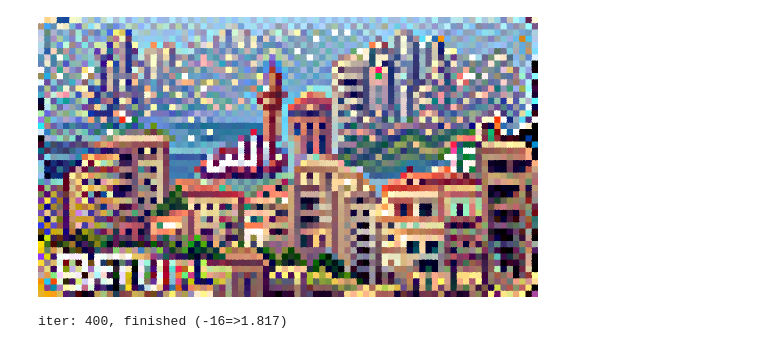
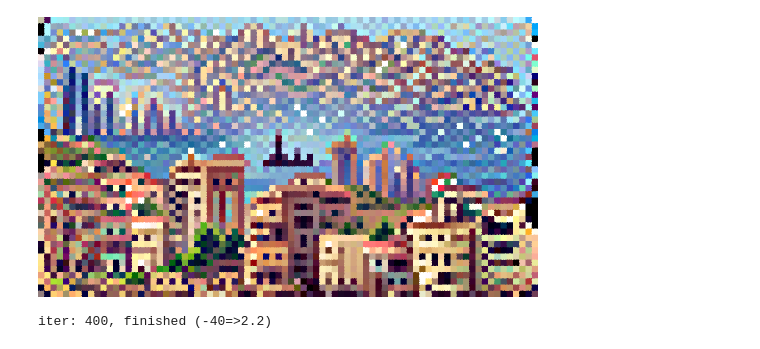
Before and after one commit to dribnet/clipit, a Jupyter notebook: demos/PixelDrawer.ipynb, the cells around one changed output. Cells and saved outputs as stored; diff of their text form; code cells hidden in the pictures.

Commit message:
pixray pixeldraw: added textoff2 to default settings

```diff
--- a/demos/PixelDrawer.ipynb
+++ b/demos/PixelDrawer.ipynb
@@ -114,32 +114,35 @@ drawer = "pixel" #@param ["vqgan", "pixel", "line_sketch", "clipdraw"]
 #@markdown When that is done you can change these
 #@markdown settings and see if you get different results. Or if you get
 #@markdown impatient, just select "Runtime -> Interrupt Execution".
 #@markdown Note that the first time you run it may take a bit longer
 #@markdown as nessary files are downloaded.
 
 
 #@markdown
 #@markdown *Advanced: you can also edit this cell and add add additional
 #@markdown settings, combining settings from different notebooks.*
 
 
 # Simple setup
 import pixray
 
 # these are good settings for pixeldraw
 pixray.reset_settings()
 pixray.add_settings(prompts=prompts, aspect=aspect)
 pixray.add_settings(quality="better", scale=2.5)
 pixray.add_settings(drawer=drawer)
 pixray.add_settings(display_clear=True)
 
+# by default we'll turn on textoff
+pixray.add_settings(vector_prompts="textoff2")
+
 #### YOU CAN ADD YOUR OWN CUSTOM SETTING HERE ####
 # this is the example of how to run longer with less frequent display
 # pixray.add_settings(iterations=500, display_every=50)
 
 settings = pixray.apply_settings()
 pixray.do_init(settings)
 pixray.do_run(settings)
 # %% [output]
-[figure, old version]
+[figure, new version]
-iter: 400, finished (-16=>1.817)
+iter: 400, finished (-40=>2.2)
```
